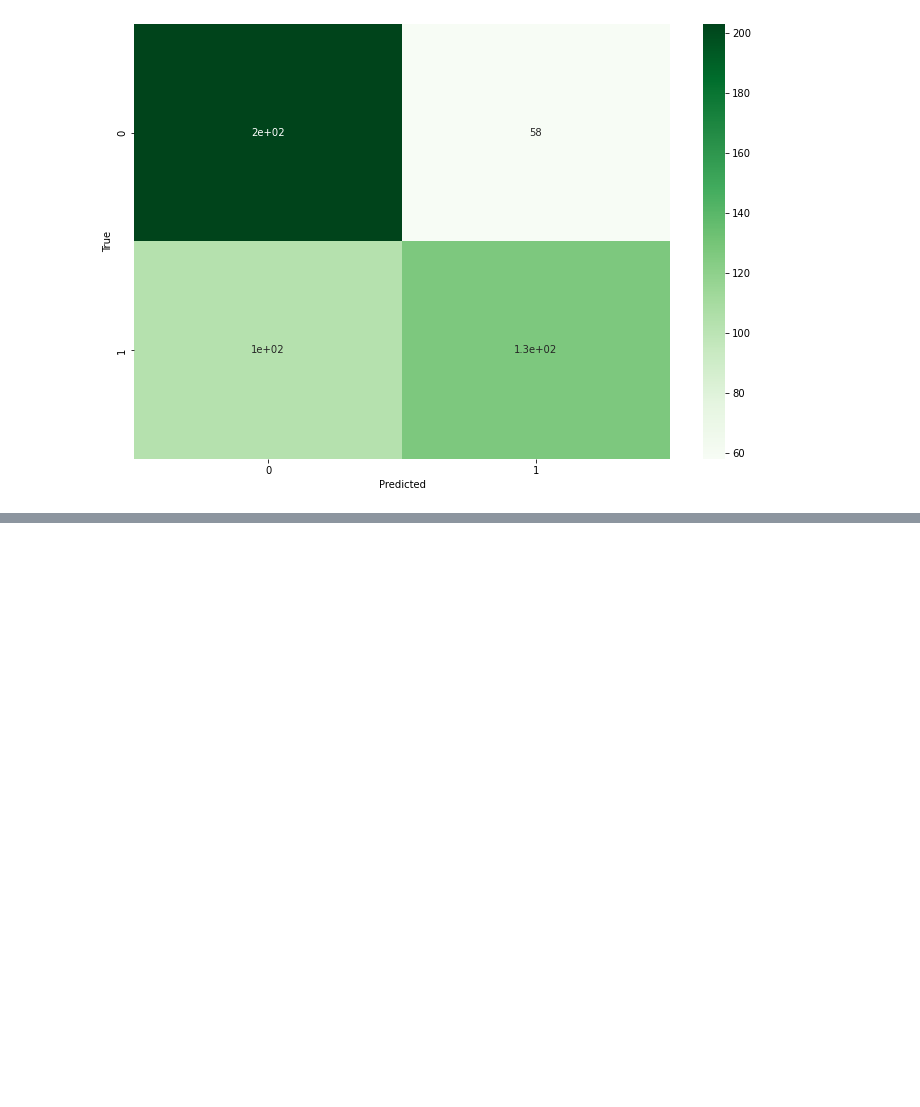
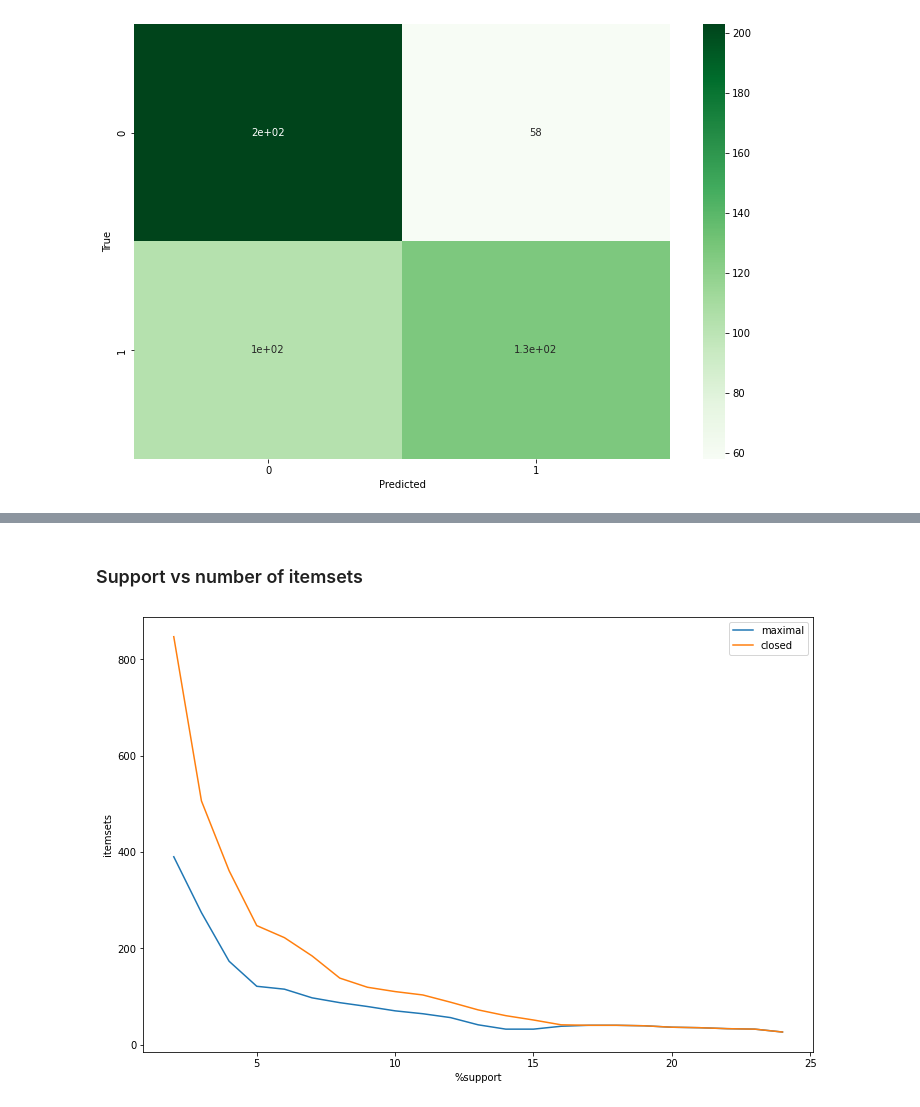
Before and after one commit to Claudio-95/DM22-23, a Jupyter notebook: Project_2nd part.ipynb, the cells around one changed output, grey strips where cells are left out. Saved outputs shown, nothing was run; the diff lists cells and outputs as text; code cells hidden in the pictures; blank space fills up the shorter version.

Commit message:
Added pattern mining frequent itemsets

```diff
--- a/Project_2nd part.ipynb
+++ b/Project_2nd part.ipynb
@@ -19,3 +21,4 @@ from scikitplot.metrics import plot_cumulative_gain, plot_lift_curve
 # %%
 df = pd.read_csv("ravdess_features.csv")
+df_orig = df.copy()
 # %% [markdown]
@@ -408,0 +414,4 @@ Confusion matrix:
+# %%
+df_orig = df_orig.drop(columns = ["sample_width", "frame_width", "channels", "modality", "frame_rate", "sc_min", "stft_min", "stft_max"]).dropna()
+X = df_orig.values.tolist()
+df_orig.T
@@ -408,0 +439,6 @@ Confusion matrix:
+# %%
+supp = 20  # 20%
+zmin = 2  # minimum number of items per item set
+
+itemsets = apriori(X, target="s", supp=supp, zmin=zmin, report="S")
+pd.DataFrame(itemsets, columns=["frequent_itemset", "support"])
@@ -408,0 +509,21 @@ Confusion matrix:
+# %% [markdown]
+### Support vs number of itemsets
+# %%
+len_max_it = []
+len_cl_it = []
+max_supp = 25
+for i in range(2, max_supp):
+    max_itemsets = apriori(X, target="m", supp=i, zmin=zmin)
+    cl_itemsets = apriori(X, target="c", supp=i, zmin=zmin)
+    len_max_it.append(len(max_itemsets))
+    len_cl_it.append(len(cl_itemsets))
+
+plt.plot(np.arange(2, max_supp), len_max_it, label="maximal")
+plt.plot(np.arange(2, max_supp), len_cl_it, label="closed")
+plt.legend()
+plt.xlabel("%support")
+plt.ylabel("itemsets")
+
+plt.show()
+# %% [output]
+[figure, added]
```
Also changed, not shown: parts of 12 cells of this notebook.
